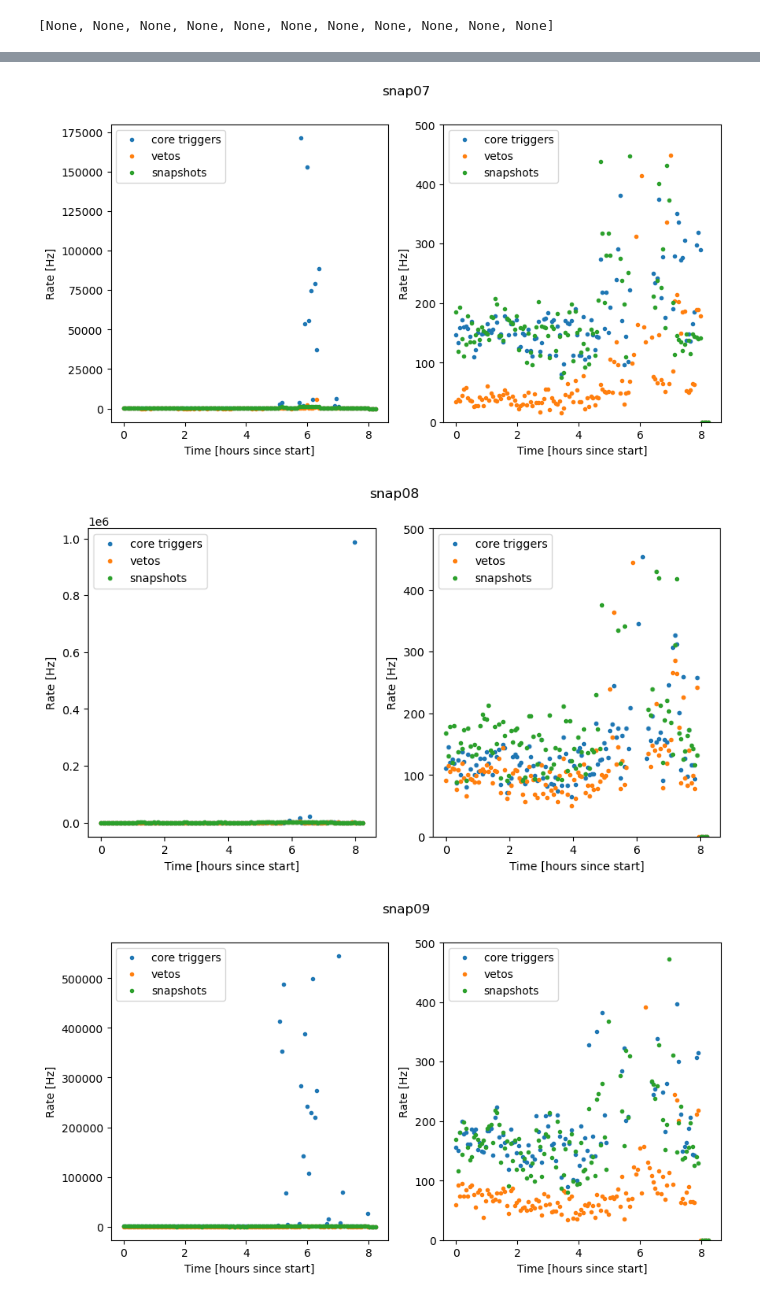
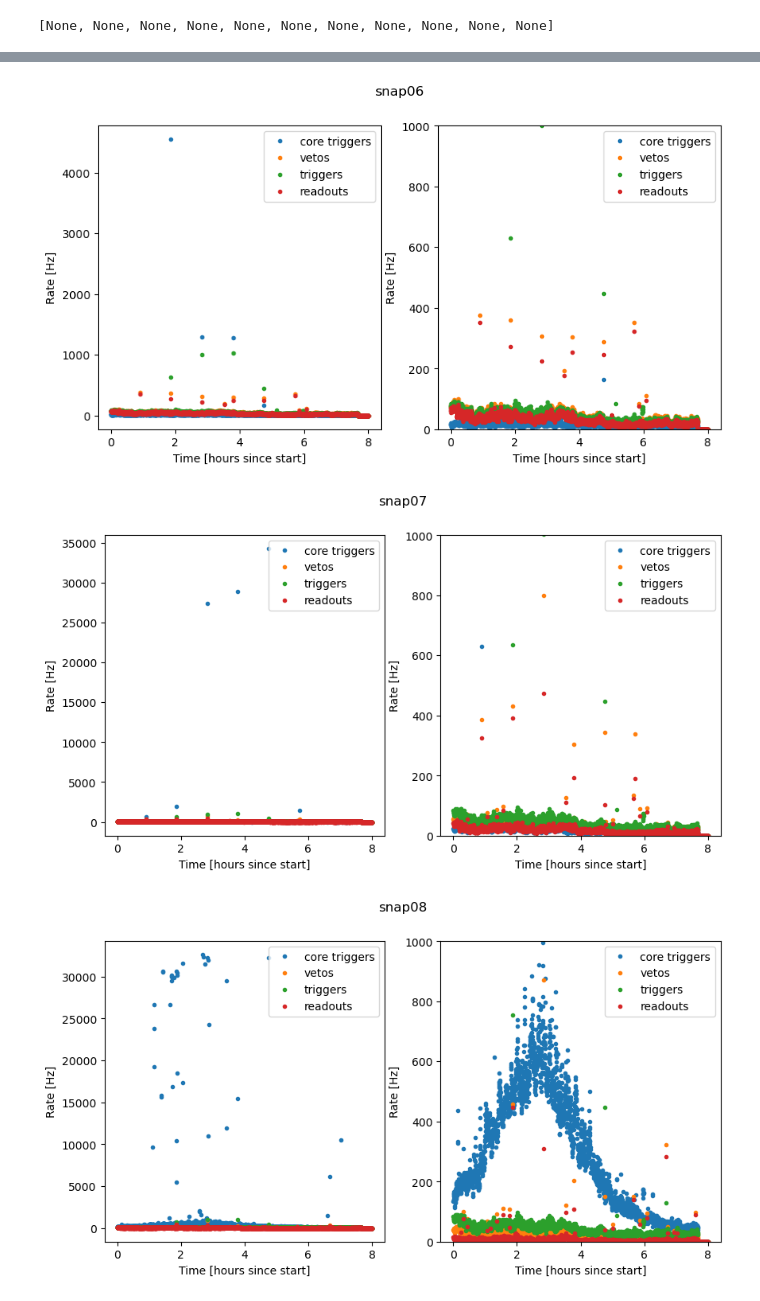
Before and after one commit to realtimeradio/caltech-lwa, a Jupyter notebook: cosmic_ray_scripts/snap2_control/run_cosmic_ray_detector.ipynb, the cells around one changed output, grey strips where cells are left out. Drawn from its saved outputs; the diff is of its cells as text; code cells hidden in the pictures.

Commit message:
Committing notebook versions for July 1 observation.

```diff
--- a/cosmic_ray_scripts/snap2_control/run_cosmic_ray_detector.ipynb
+++ b/cosmic_ray_scripts/snap2_control/run_cosmic_ray_detector.ipynb
@@ -107,19 +98,5 @@ Ethernet block almost-full counter incremented by 0
 # %% [markdown]
 ## Run Trigger
-# %%
-#maybe later I will include the packetizer setup here, but I don't want to redo that setup when some boards are already getting eof and valid signals
-'''#setup packetizer and enable ethernet
-packetwait=200 #clock cycles between packets
-wait_after_readout=200 #time [clock cycles] to wait for other boards to finish readout
-for i,brdname in enumerate(brdnames):
-    casperbrd=casperbrds[i]
-
-    setup_data_source(casperbrd,"adc") #set the data source to ADC
-    setup_ethernet(brdname,casperbrd,fpgfile,'lwacr',packetwait) #set up the ethernet packetizer and ethernet block
-    setvalue(casperbrd,'wait_after_readout','cr_registers.xlsx',wait_after_readout) #set the wait time after readout before new internally-generated triggers are accepted
-    setvalue(casperbrd,'brd_id','cr_registers.xlsx',int(brdname[-2:])) #set the board id
-    setvalue(casperbrd,'eth_enable','cr_registers.xlsx',1)  #enable ethernet
-''''''
 # %%
 %%capture output
 
@@ -194,9 +204,13 @@ output.show()
 # %% [output]
 [None, None, None, None, None, None, None, None, None, None, None]
 # %%
-np.save(fname_prefix+'snapshots_from_packetizer',np.asarray(snapshots_per_second))
+fname_prefix='/home/ubuntu/kp/data/2023July1/rates'
+
+#np.save(fname_prefix+'snapshots_from_packetizer',np.asarray(snapshots_per_second))
 np.save(fname_prefix+'core',np.asarray(core_triggers))
 np.save(fname_prefix+'veto',np.asarray(veto_triggers))
+np.save(fname_prefix+'internaltrigger',np.asarray(otherstats1))
+np.save(fname_prefix+'readoutdone',np.asarray(otherstats2))
 # %%
 print(i)
 # %% [output]
@@ -208,30 +222,41 @@ int(duration/waittime)
 # %%
-
+#fname_prefix='/home/ubuntu/kp/data/2023June20/overnight-'
+ok_snaps=[2,3,4,5,6,7,8,9,10] #zero indexed
 
 core_all=(np.load(fname_prefix+'core'+'.npy'))*0.73 #convert to Hz
 veto_all=(np.load(fname_prefix+'veto'+'.npy'))*0.73 #convert to Hz
-snapshots_all=np.load(fname_prefix+'snapshots_from_packetizer'+'.npy')
-stoppindex=130 #I made the array too large and it only made this many measurements per board before reaching the stop time
+#snapshots_all=np.load(fname_prefix+'snapshots_from_packetizer'+'.npy')
+internal_trigger_all=(np.load(fname_prefix+'internaltrigger'+'.npy'))*0.73 #convert to Hz
+readout_done_all=(np.load(fname_prefix+'readoutdone'+'.npy'))*0.73 #convert to Hz
 for b in ok_snaps:
     core=core_all[b]
     veto=veto_all[b]
-    snapshots=snapshots_all[b]
-    timeaxis=np.asarray(range(len(core)))*(7*32.75)*(1/60)*(1/60) #time in hours since start of test, approximated as each board having one measurement every 7*32.75 seconds
+    #snapshots=snapshots_all[b]
+    internal_trigger=internal_trigger_all[b]
+    readout_done=readout_done_all[b]
+    timeaxis=np.asarray(range(len(core)))*(waittime)*(1/60)*(1/60) #time in hours since start of test, approximated as each board having one measurement every 7*32.75 seconds
     plt.figure(figsize=(10,5),dpi=100)
     plt.suptitle('snap0'+str(b+1))
+
     plt.subplot(121)
-    plt.plot(timeaxis[:stoppindex],core[:stoppindex],'.',label='core triggers')
-    plt.plot(timeaxis[:stoppindex],veto[:stoppindex],'.',label='vetos')
-    plt.plot(timeaxis[:stoppindex],snapshots[:stoppindex],'.',label='snapshots')
+    plt.plot(timeaxis,core,'.',label='core triggers')
+    plt.plot(timeaxis,veto,'.',label='vetos')
+    plt.plot(timeaxis,internal_trigger,'.',label='triggers')
+    plt.plot(timeaxis,readout_done,'.',label='readouts')
+    #plt.plot(timeaxis,snapshots,'.',label='snapshots')
     plt.ylabel("Rate [Hz]")
     plt.xlabel("Time [hours since start]")
     plt.legend()
+
     plt.subplot(122)
-    plt.plot(timeaxis[:stoppindex],core[:stoppindex],'.',label='core triggers')
-    plt.plot(timeaxis[:stoppindex],veto[:stoppindex],'.',label='vetos')
-    plt.plot(timeaxis[:stoppindex],snapshots[:stoppindex],'.',label='snapshots')
+    plt.plot(timeaxis,core,'.',label='core triggers')
+    plt.plot(timeaxis,veto,'.',label='vetos')
+    plt.plot(timeaxis,internal_trigger,'.',label='triggers')
+    plt.plot(timeaxis,readout_done,'.',label='readouts')
+    plt.ylim(0,1000)
+
+    #plt.plot(timeaxis,snapshots,'.',label='snapshots')
     plt.ylabel("Rate [Hz]")
     plt.xlabel("Time [hours since start]")
     plt.legend()
-    plt.ylim((0,500))
 # %% [output]
@@ -241,3 +266,3 @@ for b in ok_snaps:
-[figure, old version]
+[figure, new version]
-[figure, old version]
+[figure, new version]
-[figure, old version]
+[figure, new version]
```
Also changed, not shown: parts of 9 cells of this notebook.
